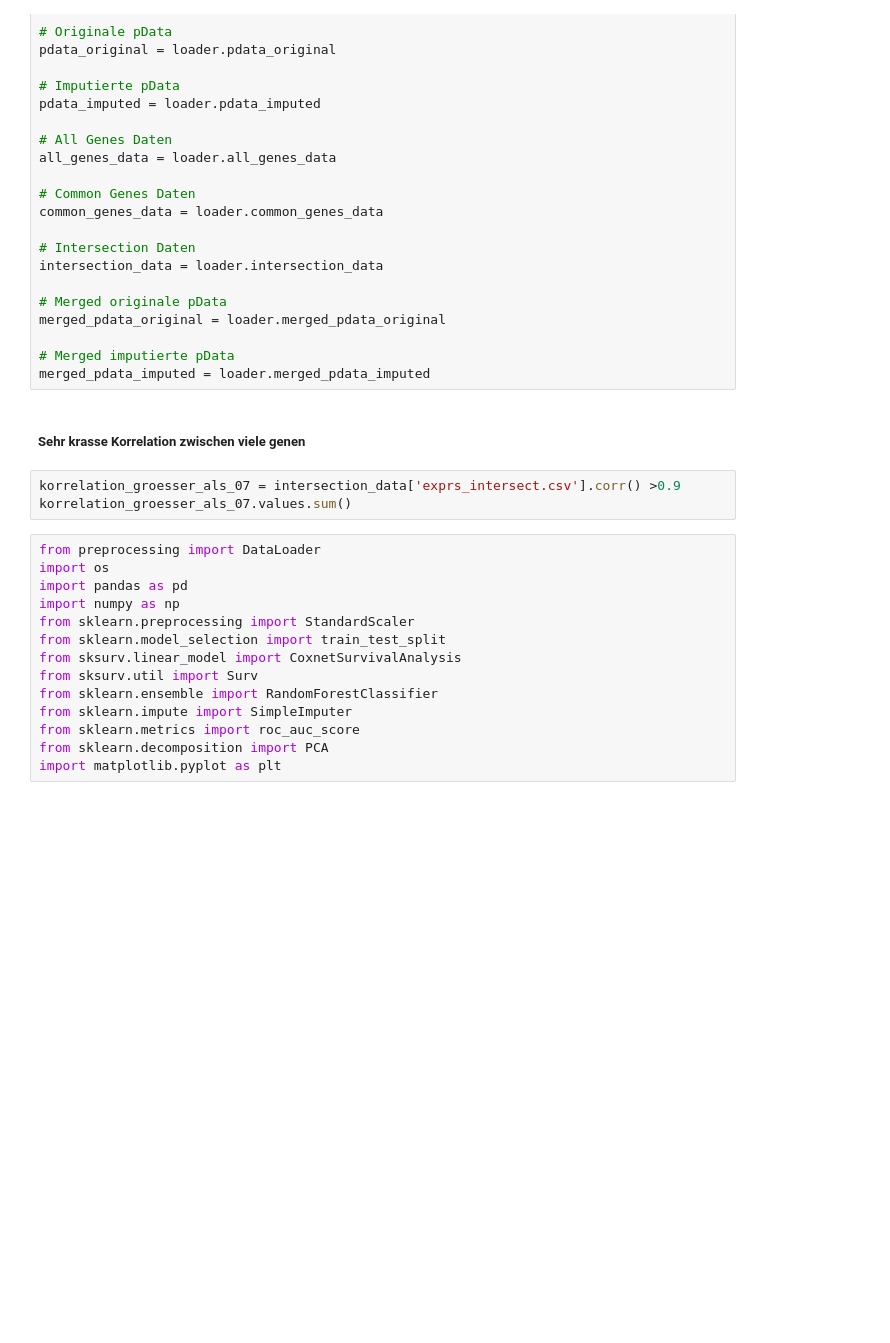
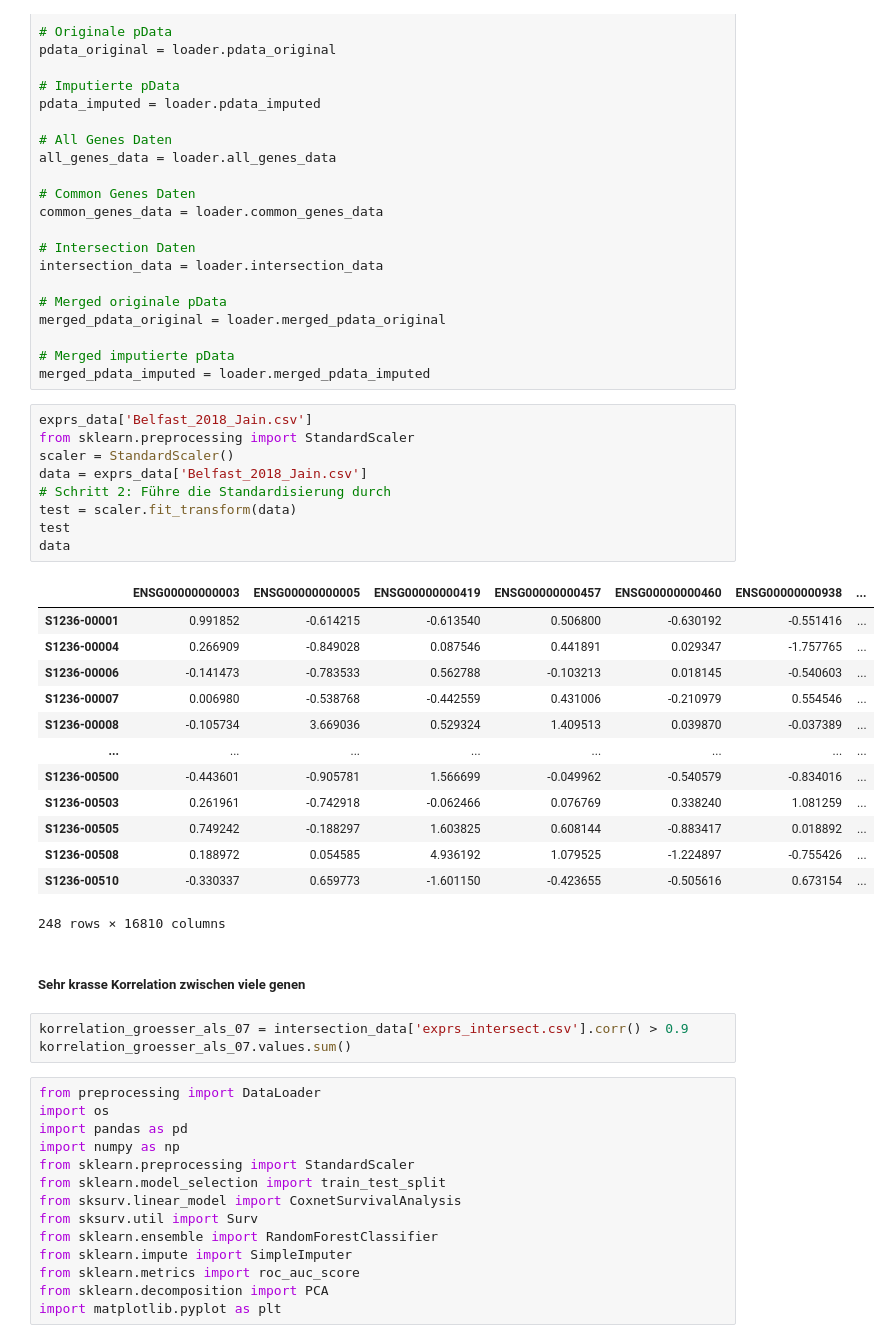
Before and after one commit to JonasSchernich/StatisticalConsulting, a Jupyter notebook: source/feature_sel.ipynb, the cells around one changed output. Cells and saved outputs as stored; diff of their text form; blank space fills up the shorter version.

```diff
--- a/source/feature_sel.ipynb
+++ b/source/feature_sel.ipynb
@@ -32,10 +32,33 @@ merged_pdata_original = loader.merged_pdata_original
 
 # Merged imputierte pData
 merged_pdata_imputed = loader.merged_pdata_imputed
+# %%
+exprs_data['Belfast_2018_Jain.csv']
+from sklearn.preprocessing import StandardScaler
+scaler = StandardScaler()
+data = exprs_data['Belfast_2018_Jain.csv']
+# Schritt 2: Führe die Standardisierung durch
+test = scaler.fit_transform(data)
+test
+data
+# %% [output]
+|  | ENSG00000000003 | ENSG00000000005 | ENSG00000000419 | ENSG00000000457 | ENSG00000000460 | ENSG00000000938 | ... |
+| S1236-00001 | 0.991852 | -0.614215 | -0.613540 | 0.506800 | -0.630192 | -0.551416 | ... |
+| S1236-00004 | 0.266909 | -0.849028 | 0.087546 | 0.441891 | 0.029347 | -1.757765 | ... |
+| S1236-00006 | -0.141473 | -0.783533 | 0.562788 | -0.103213 | 0.018145 | -0.540603 | ... |
+| S1236-00007 | 0.006980 | -0.538768 | -0.442559 | 0.431006 | -0.210979 | 0.554546 | ... |
+| S1236-00008 | -0.105734 | 3.669036 | 0.529324 | 1.409513 | 0.039870 | -0.037389 | ... |
+| ... | ... | ... | ... | ... | ... | ... | ... |
+| S1236-00500 | -0.443601 | -0.905781 | 1.566699 | -0.049962 | -0.540579 | -0.834016 | ... |
+| S1236-00503 | 0.261961 | -0.742918 | -0.062466 | 0.076769 | 0.338240 | 1.081259 | ... |
+| S1236-00505 | 0.749242 | -0.188297 | 1.603825 | 0.608144 | -0.883417 | 0.018892 | ... |
+| S1236-00508 | 0.188972 | 0.054585 | 4.936192 | 1.079525 | -1.224897 | -0.755426 | ... |
+| S1236-00510 | -0.330337 | 0.659773 | -1.601150 | -0.423655 | -0.505616 | 0.673154 | ... |
+248 rows × 16810 columns
 # %% [markdown]
 ##### Sehr krasse Korrelation zwischen viele genen
 # %%
-korrelation_groesser_als_07 = intersection_data['exprs_intersect.csv'].corr() >0.9
+korrelation_groesser_als_07 = intersection_data['exprs_intersect.csv'].corr() > 0.9
 korrelation_groesser_als_07.values.sum()
 # %%
 from preprocessing import DataLoader
```
Also changed, not shown: parts of 6 cells of this notebook.
